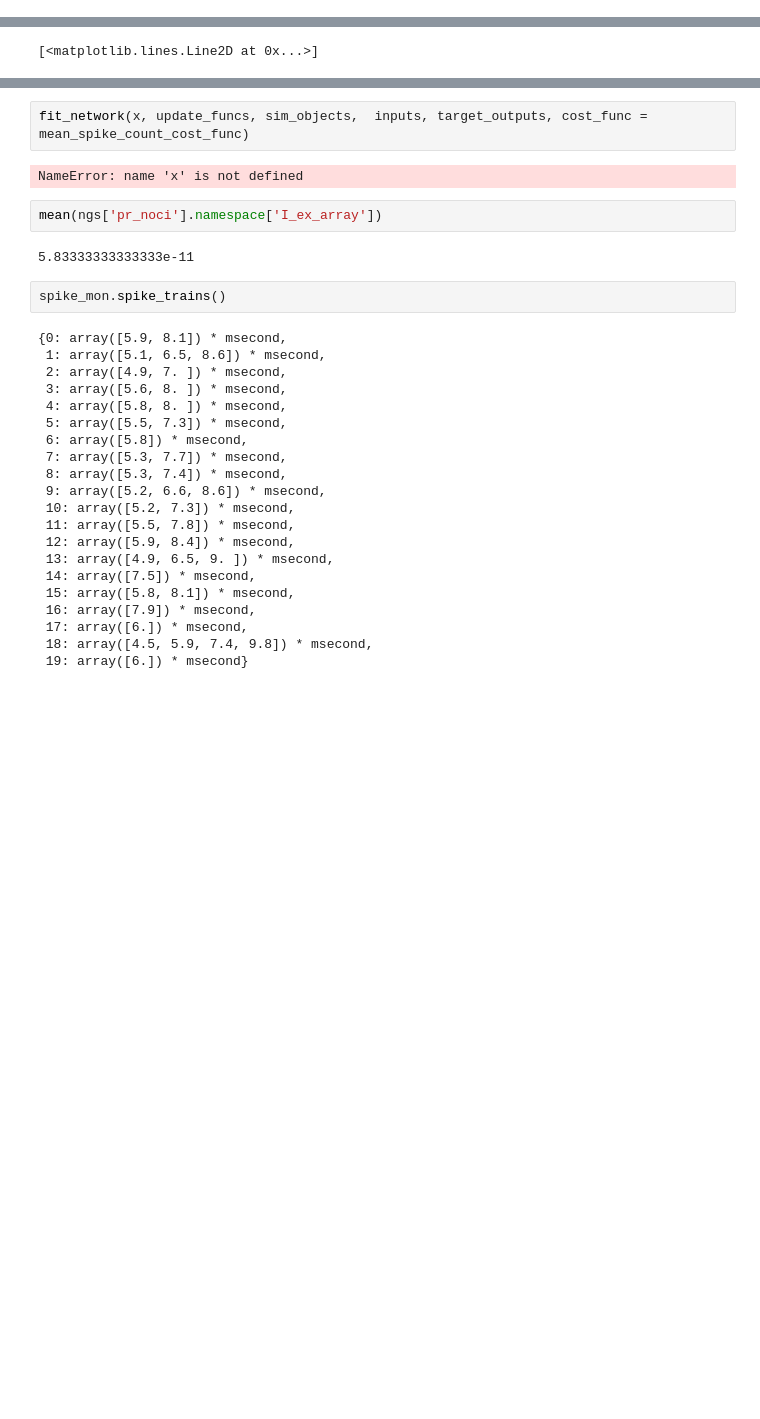
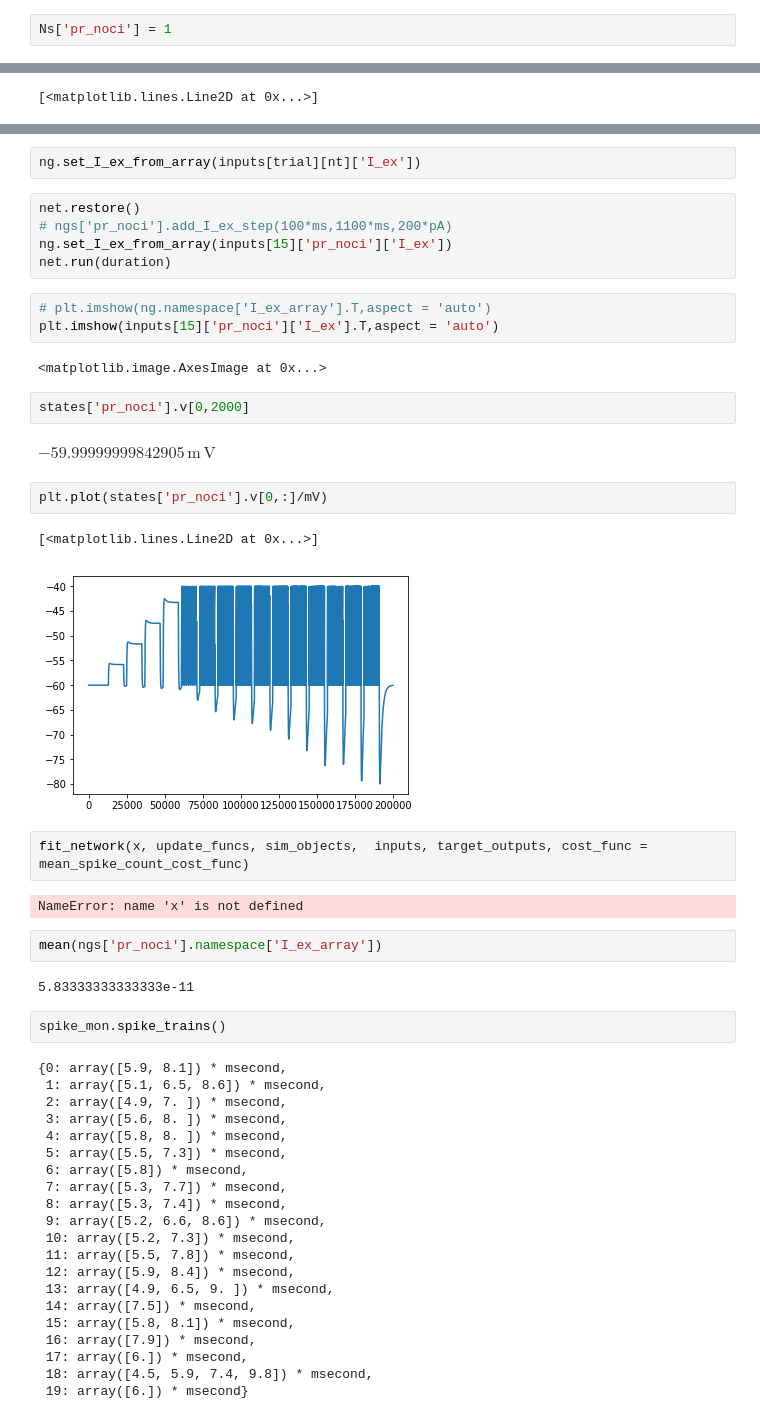
Before and after one commit to ANaka/dh_model, a Jupyter notebook: dh_model_rate_fitting_multiple_conditions_intrinsics.ipynb, the cells around one changed output, grey strips where cells are left out. Cells and saved outputs as stored; diff of their text form; blank space fills up the shorter version.

```diff
--- a/dh_model_rate_fitting_multiple_conditions_intrinsics.ipynb
+++ b/dh_model_rate_fitting_multiple_conditions_intrinsics.ipynb
@@ -19,6 +19,8 @@ Ns = dp.get_Ns()
 intrinsics_df = dp.intrinsics_table_w_units()
 ndf = dp.interneuronal_connectivity_tables()
 adf = dp.afferent_connectivity_tables()
+# %%
+Ns['pr_noci'] = 1
 # %%
 class adex_group(NeuronGroup):
     def __init__(self, name, N = 1):
@@ -610,3 +619,24 @@ plt.plot(cost_)
+# %%
+ng.set_I_ex_from_array(inputs[trial][nt]['I_ex'])
+# %%
+net.restore()
+# ngs['pr_noci'].add_I_ex_step(100*ms,1100*ms,200*pA)
+ng.set_I_ex_from_array(inputs[15]['pr_noci']['I_ex'])
+net.run(duration)
+# %%
+# plt.imshow(ng.namespace['I_ex_array'].T,aspect = 'auto')
+plt.imshow(inputs[15]['pr_noci']['I_ex'].T,aspect = 'auto')
+# %% [output]
+<matplotlib.image.AxesImage at 0x...>
+# %%
+states['pr_noci'].v[0,2000]
+# %% [output]
+$-59.99999999842905\,\mathrm{m}\,\mathrm{V}$
+# %%
+plt.plot(states['pr_noci'].v[0,:]/mV)
+# %% [output]
+[<matplotlib.lines.Line2D at 0x...>]
+[figure, added]
 # %%
 fit_network(x, update_funcs, sim_objects,  inputs, target_outputs, cost_func = mean_spike_count_cost_func)
 # %% [output]
```
Also changed, not shown: parts of 19 cells of this notebook, 2 other files.
